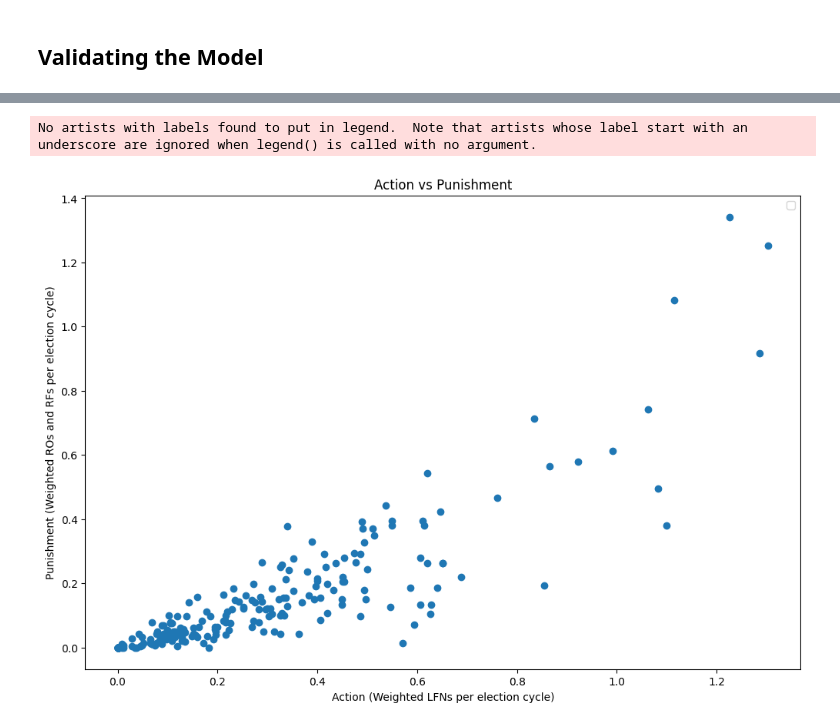
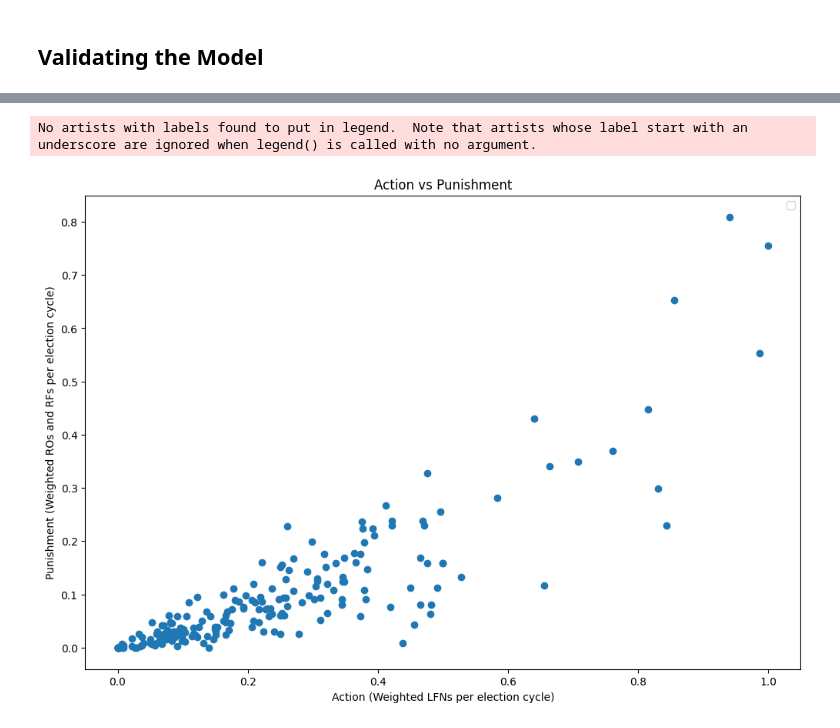
Before and after one commit to DaymudeLab/DissentSelfCensorship, a Jupyter notebook: anaylsis.ipynb, the cells around one changed output, grey strips where cells are left out. Saved outputs shown, nothing was run; the diff lists cells and outputs as text; code cells hidden in the pictures.

```diff
--- a/anaylsis.ipynb
+++ b/anaylsis.ipynb
@@ -736,12 +736,27 @@ for country in countries:
 # Save the updated weighted_parlgov_data to a new CSV file
 weighted_parlgov_data.to_csv('./EU_Data/Weighted_ParlGov_updated.csv', index=False)
 # %%
+import pandas as pd
+import matplotlib.pyplot as plt
+
 # Read the data from the CSV file
 data = pd.read_csv('./EU_Data/Weighted_ParlGov_updated.csv')
 
+# Get the list of unique countries
+countries = data['country_name'].unique()
+
+# Loop over each country and drop the last election date since
+for country in countries:
+    data_country = data[data['country_name'] == country].sort_values('election_date')
+    last_row_index = data_country.index[-1]
+    data = data.drop(last_row_index)
+
+# Filter out rows where 'sum_weighted_eu_anti_pro' is 0
+data = data[data['sum_weighted_eu_anti_pro'] != 0]
+
 # Calculate the action (a_i,t) based on the formula
 w = 2
-max_cases = data['Non-Conformity'] + data['Non-Communication']
+max_cases = (w * data['Non-Conformity']) + data['Non-Communication']
 action = (w * data['Non-Conformity'] + data['Non-Communication']) / max_cases.max()
 
 plt.figure(figsize=(12, 8))
@@ -818,24 +833,33 @@ weighted_updated_parlgov_data.to_csv('./EU_Data/Weighted_ParlGov_Updated.csv', i
 # %%
 # Read the data from the CSV file
 data = pd.read_csv('./EU_Data/Weighted_ParlGov_Updated.csv')
 
+# Get the list of unique countries
+countries = data['country_name'].unique()
+
+# Loop over each country and drop the last election date
+for country in countries:
+    data_country = data[data['country_name'] == country].sort_values('election_date')
+    last_row_index = data_country.index[-1]
+    data = data.drop(last_row_index)
+
 # Calculate the action (a_i,t) based on the formula
 w = 2
-max_cases = data['Non-Conformity'] + data['Non-Communication']
+max_cases = (2*data['Non-Conformity']) + data['Non-Communication']
 action = (w * data['Non-Conformity'] + data['Non-Communication']) / max_cases.max()
 
-ro_rf_sum = data['RO'] + data['RF']
+ro_rf_sum = (2*data['RO']) + data['RF']
 punishment = (2 * data['RF'] + data['RO']) / ro_rf_sum.max()
 
 plt.figure(figsize=(12, 8))
 
 plt.scatter(action[data.index], punishment[data.index])
 
 plt.ylabel('Punishment (Weighted ROs and RFs per election cycle)')
 plt.xlabel('Action (Weighted LFNs per election cycle)')
 plt.title('Action vs Punishment')
 plt.legend()
 plt.show()
 # %% [output]
 No artists with labels found to put in legend.  Note that artists whose label start with an underscore are ignored when legend() is called with no argument.
-[figure, old version]
+[figure, new version]
```
Also changed, not shown: parts of 3 cells of this notebook, 1 other file.
